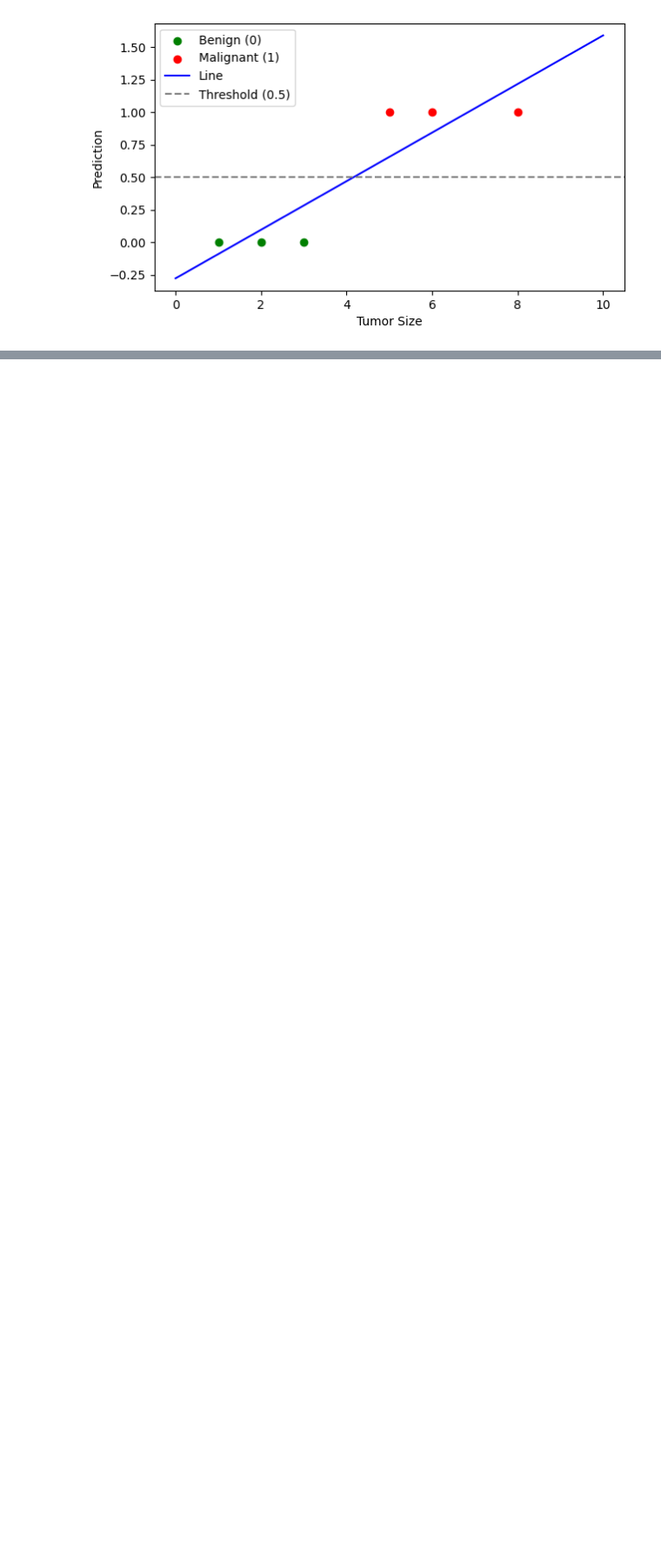
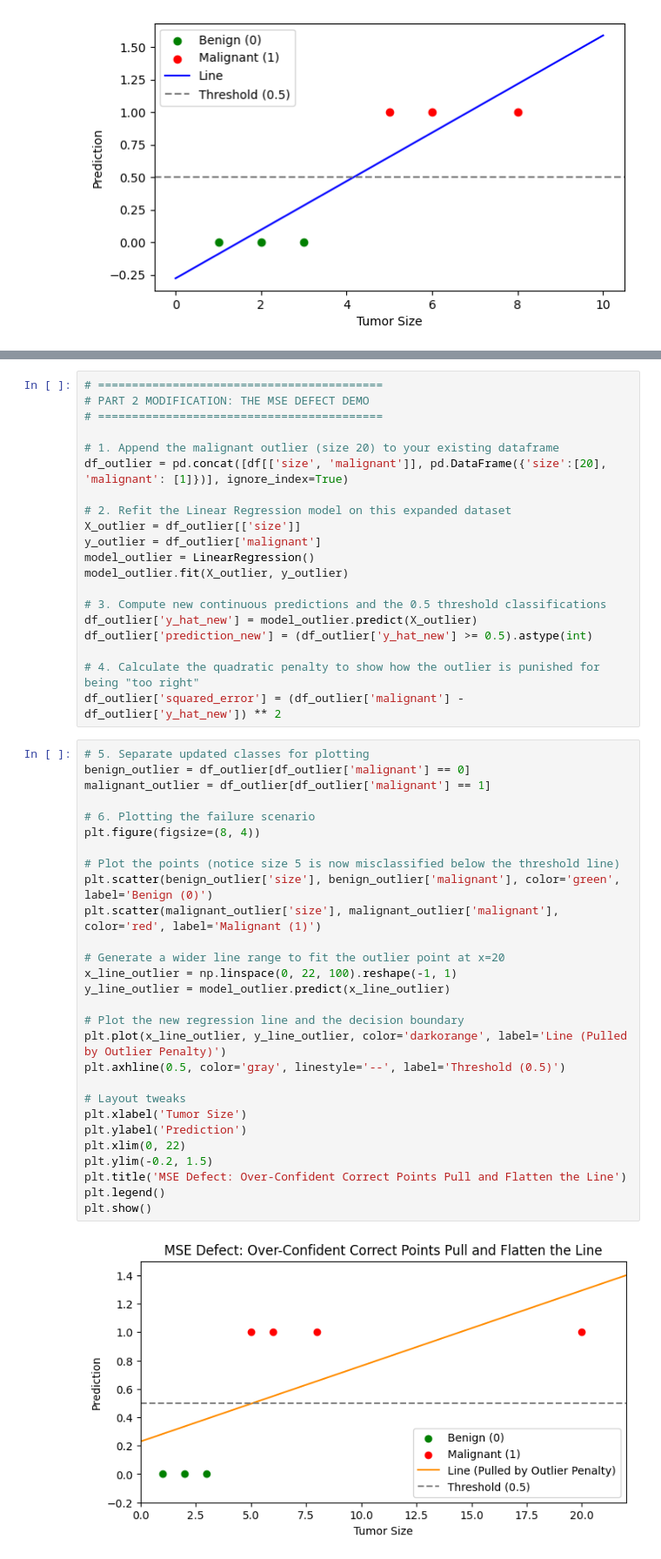
Before and after one commit to AyushDevadiga1/Machine-Learning, a Jupyter notebook: logistic-regression/LogisticRegressionDerivation.ipynb, the cells around one changed output, grey strips where cells are left out. Shown at 87% size. Saved outputs shown, nothing was run; the diff lists cells and outputs as text; blank space fills up the shorter version.

Commit message:
How outlier destroy any linear regressor as classifier

```diff
--- a/logistic-regression/LogisticRegressionDerivation.ipynb
+++ b/logistic-regression/LogisticRegressionDerivation.ipynb
@@ -61,0 +72,50 @@ plt.show()
+# %%
+# ==========================================
+# PART 2 MODIFICATION: THE MSE DEFECT DEMO
+# ==========================================
+
+# 1. Append the malignant outlier (size 20) to your existing dataframe
+df_outlier = pd.concat([df[['size', 'malignant']], pd.DataFrame({'size':[20], 'malignant': [1]})], ignore_index=True)
+
+# 2. Refit the Linear Regression model on this expanded dataset
+X_outlier = df_outlier[['size']]
+y_outlier = df_outlier['malignant']
+model_outlier = LinearRegression()
+model_outlier.fit(X_outlier, y_outlier)
+
+# 3. Compute new continuous predictions and the 0.5 threshold classifications
+df_outlier['y_hat_new'] = model_outlier.predict(X_outlier)
+df_outlier['prediction_new'] = (df_outlier['y_hat_new'] >= 0.5).astype(int)
+
+# 4. Calculate the quadratic penalty to show how the outlier is punished for being "too right"
+df_outlier['squared_error'] = (df_outlier['malignant'] - df_outlier['y_hat_new']) ** 2
+# %%
+# 5. Separate updated classes for plotting
+benign_outlier = df_outlier[df_outlier['malignant'] == 0]
+malignant_outlier = df_outlier[df_outlier['malignant'] == 1]
+
+# 6. Plotting the failure scenario
+plt.figure(figsize=(8, 4))
+
+# Plot the points (notice size 5 is now misclassified below the threshold line)
+plt.scatter(benign_outlier['size'], benign_outlier['malignant'], color='green', label='Benign (0)')
+plt.scatter(malignant_outlier['size'], malignant_outlier['malignant'], color='red', label='Malignant (1)')
+
+# Generate a wider line range to fit the outlier point at x=20
+x_line_outlier = np.linspace(0, 22, 100).reshape(-1, 1)
+y_line_outlier = model_outlier.predict(x_line_outlier)
+
+# Plot the new regression line and the decision boundary
+plt.plot(x_line_outlier, y_line_outlier, color='darkorange', label='Line (Pulled by Outlier Penalty)')
+plt.axhline(0.5, color='gray', linestyle='--', label='Threshold (0.5)')
+
+# Layout tweaks
+plt.xlabel('Tumor Size')
+plt.ylabel('Prediction')
+plt.xlim(0, 22)
+plt.ylim(-0.2, 1.5)
+plt.title('MSE Defect: Over-Confident Correct Points Pull and Flatten the Line')
+plt.legend()
+plt.show()
+# %% [output]
+[figure, added]
```
Also changed, not shown: parts of 4 cells of this notebook.
